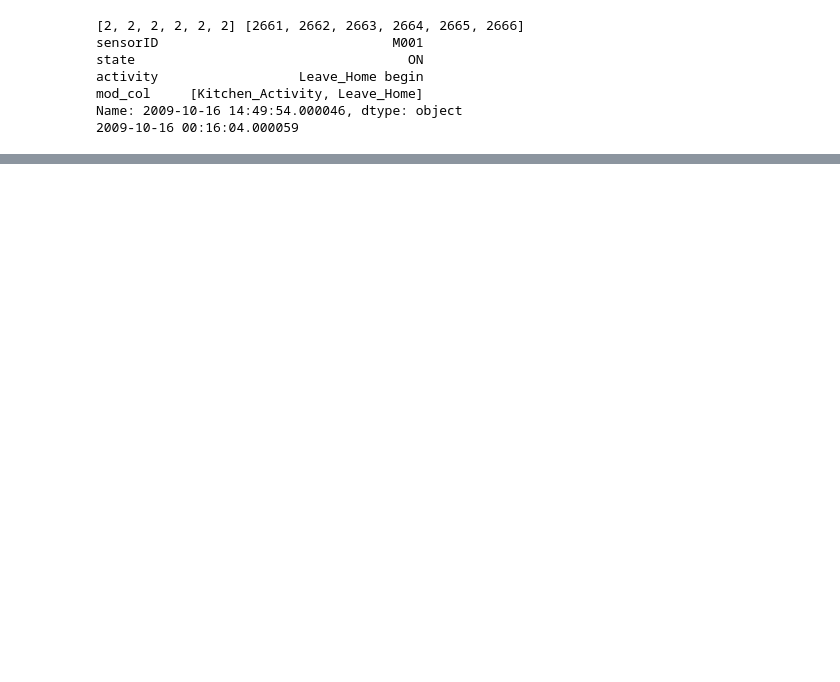
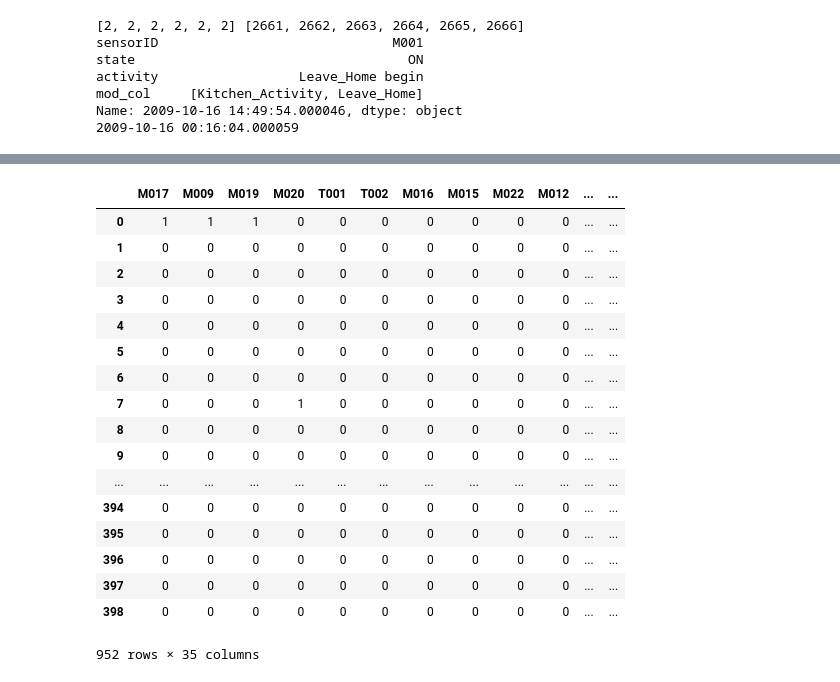
Before and after one commit to akashagarwalMLSec/sensor_anomaly, a Jupyter notebook: data_aggregation.ipynb, the cells around one changed output, grey strips where cells are left out. Cells and saved outputs as stored; diff of their text form; code cells hidden in the pictures; blank space fills up the shorter version.

```diff
--- a/data_aggregation.ipynb
+++ b/data_aggregation.ipynb
@@ -198,0 +234,32 @@ df_unique_rows
+# %%
+unique_data = [list(x) for x in set(tuple(x) for x in list(df_sensors['Activities']))]
+dictSeries = {}
+for index,ele in enumerate(unique_data):
+    dictSeries[index] = ele
+# %%
+key_list = list(dictSeries.keys())
+val_list = list(dictSeries.values())
+col_label = df_sensors['Activities'].map(lambda row: key_list[val_list.index(row)])
+col_label = col_label.rename("activity_label")
+df_sensors = df_sensors.join(col_label)
+# %%
+df_sensors
+# %% [output]
+|  | M017 | M009 | M019 | M020 | T001 | T002 | M016 | M015 | M022 | M012 | ... | ... |
+| 0 | 1 | 1 | 1 | 0 | 0 | 0 | 0 | 0 | 0 | 0 | ... | ... |
+| 1 | 0 | 0 | 0 | 0 | 0 | 0 | 0 | 0 | 0 | 0 | ... | ... |
+| 2 | 0 | 0 | 0 | 0 | 0 | 0 | 0 | 0 | 0 | 0 | ... | ... |
+| 3 | 0 | 0 | 0 | 0 | 0 | 0 | 0 | 0 | 0 | 0 | ... | ... |
+| 4 | 0 | 0 | 0 | 0 | 0 | 0 | 0 | 0 | 0 | 0 | ... | ... |
+| 5 | 0 | 0 | 0 | 0 | 0 | 0 | 0 | 0 | 0 | 0 | ... | ... |
+| 6 | 0 | 0 | 0 | 0 | 0 | 0 | 0 | 0 | 0 | 0 | ... | ... |
+| 7 | 0 | 0 | 0 | 1 | 0 | 0 | 0 | 0 | 0 | 0 | ... | ... |
+| 8 | 0 | 0 | 0 | 0 | 0 | 0 | 0 | 0 | 0 | 0 | ... | ... |
+| 9 | 0 | 0 | 0 | 0 | 0 | 0 | 0 | 0 | 0 | 0 | ... | ... |
+| ... | ... | ... | ... | ... | ... | ... | ... | ... | ... | ... | ... | ... |
+| 394 | 0 | 0 | 0 | 0 | 0 | 0 | 0 | 0 | 0 | 0 | ... | ... |
+| 395 | 0 | 0 | 0 | 0 | 0 | 0 | 0 | 0 | 0 | 0 | ... | ... |
+| 396 | 0 | 0 | 0 | 0 | 0 | 0 | 0 | 0 | 0 | 0 | ... | ... |
+| 397 | 0 | 0 | 0 | 0 | 0 | 0 | 0 | 0 | 0 | 0 | ... | ... |
+| 398 | 0 | 0 | 0 | 0 | 0 | 0 | 0 | 0 | 0 | 0 | ... | ... |
+952 rows × 35 columns
```
Also changed, not shown: parts of 11 cells of this notebook, 1 other file.
